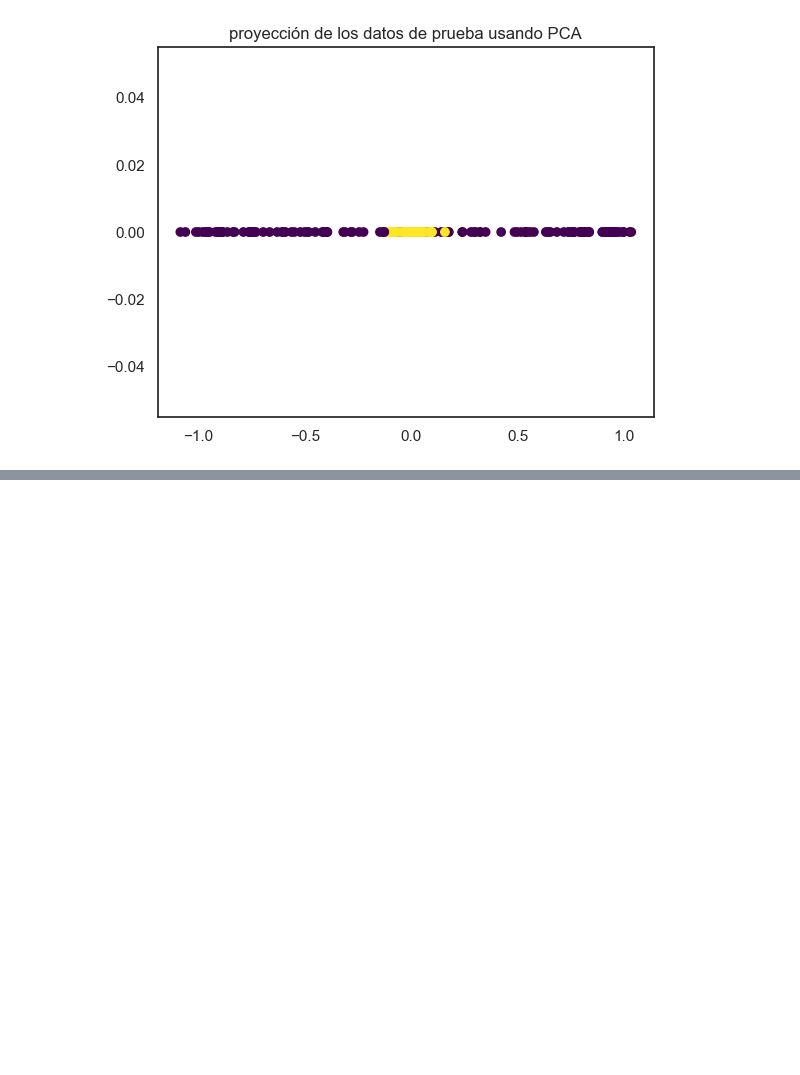
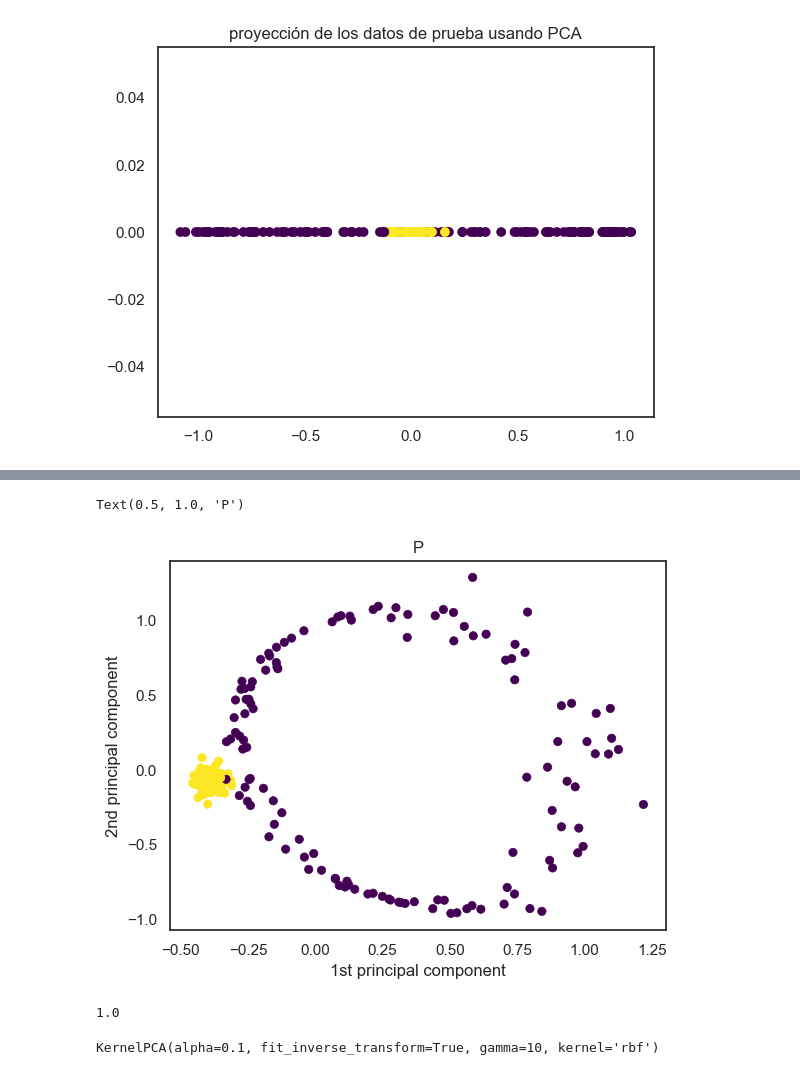
Before and after one commit to MrBloom911/TareasComputacional, a Jupyter notebook: PCA.ipynb, the cells around one changed output, grey strips where cells are left out. Cells and saved outputs as stored; diff of their text form; code cells hidden in the pictures; blank space fills up the shorter version.

```diff
--- a/PCA.ipynb
+++ b/PCA.ipynb
@@ -94,0 +122,18 @@ Text(0.5, 1.0, 'proyección de los datos de prueba usando PCA')
+# %%
+plt.scatter(score_polly[:,0], score_polly[:,1],c=y_test, cmap='viridis',linewidth=0.5);
+plt.xlabel("1st principal component")
+plt.ylabel("2nd principal component")
+plt.title("P")
+# %% [output]
+Text(0.5, 1.0, 'P')
+[figure, added]
+# %%
+lr=LogisticRegression().fit(PHI_train, y_train)
+print(lr.score(PHI_test,y_test))
+# %% [output]
+1.0
+# %%
+kernel_pca= KernelPCA( kernel ="rbf", gamma=10, fit_inverse_transform=True, alpha=0.1)
+kernel_pca.fit(X_train)
+# %% [output]
+KernelPCA(alpha=0.1, fit_inverse_transform=True, gamma=10, kernel='rbf')
```
Also changed, not shown: parts of 18 cells of this notebook.
